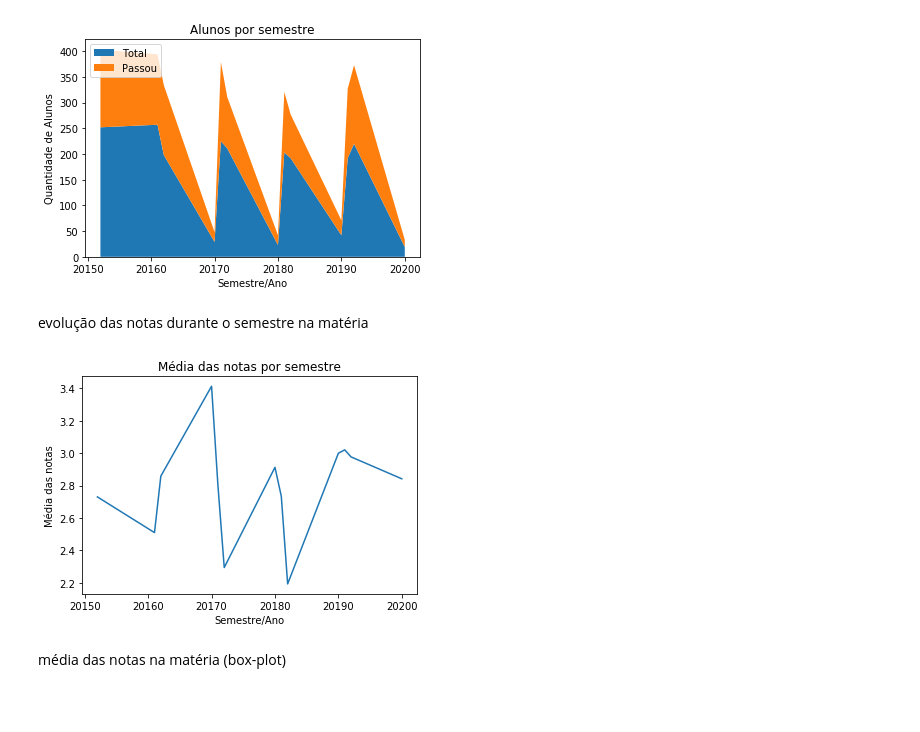
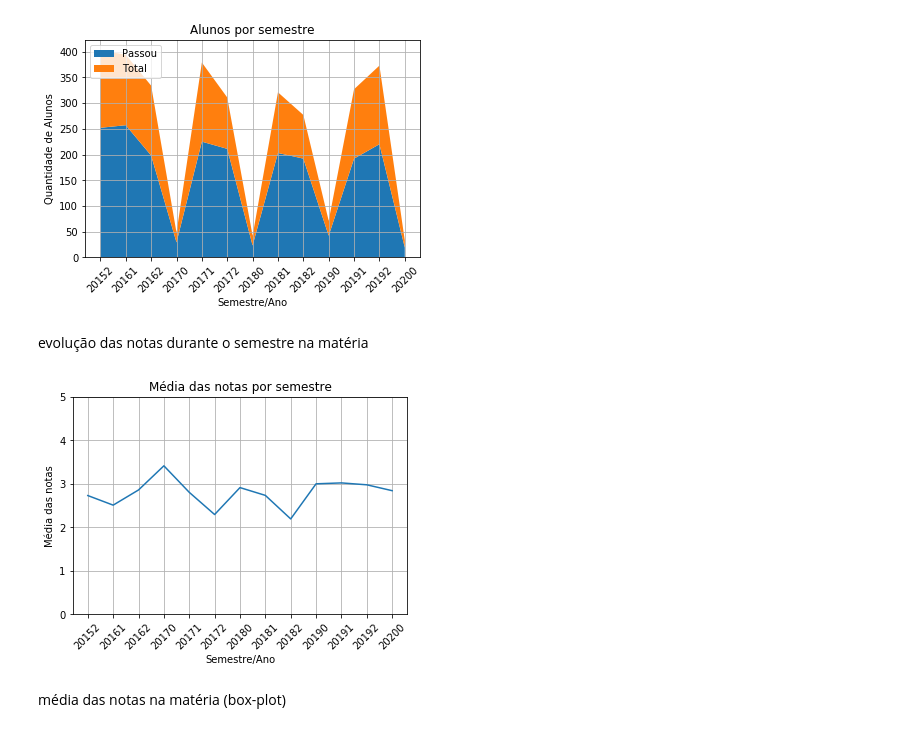
Before and after one commit to luhansen/Estudo_Visualizacao, a Jupyter notebook: Algorimos a serem implementados/Informações matemáticas.ipynb, the cells around one changed output. Drawn from its saved outputs; the diff is of its cells as text; code cells hidden in the pictures; blank space fills up the shorter version.

```diff
--- a/Algorimos a serem implementados/Informações matemáticas.ipynb
+++ b/Algorimos a serem implementados/Informações matemáticas.ipynb
@@ -28,20 +32,22 @@ records.columns = cursor.column_names
 # %%
 total = records['total']
 passou = pd.to_numeric(records['Passed'])
 
-semester_year = pd.to_numeric(records['semester_year']).tolist()
+semester_year = records['semester_year'].tolist()
 dt = pd.DataFrame()
 
 y = [total.tolist(), passou.tolist()]
 
-plt.stackplot(semester_year,y, labels=['Total','Passou'])
+plt.stackplot(semester_year,y, labels=['Passou', 'Total'])
 plt.legend(loc='upper left')
 plt.title('Alunos por semestre')
 plt.xlabel('Semestre/Ano')
+plt.xticks(rotation=45)
 plt.ylabel('Quantidade de Alunos')
+plt.grid()
 plt.show()
 # %% [output]
-[figure, old version]
+[figure, new version]
 # %% [markdown]
 evolução das notas durante o semestre na matéria
 # %%
@@ -50,16 +56,19 @@ cursor.execute(select_query)
 records = pd.DataFrame(cursor.fetchall())
 records.columns = cursor.column_names
 # %%
-semester_year = pd.to_numeric(records['semester_year']).tolist()
+semester_year = records['semester_year'].tolist()
 AVG = pd.to_numeric(records['AVG']).tolist()
 
 plt.plot(semester_year, AVG)
 plt.title('Média das notas por semestre')
 plt.xlabel('Semestre/Ano')
 plt.ylabel('Média das notas')
+plt.xticks(rotation=45)
+plt.axis(ymin=0,ymax=5)
+plt.grid()
 plt.show()
 # %% [output]
-[figure, old version]
+[figure, new version]
 # %% [markdown]
 média das notas na matéria (box-plot)
 # %%
```
Also changed, not shown: parts of 6 cells of this notebook, 4 other files.
